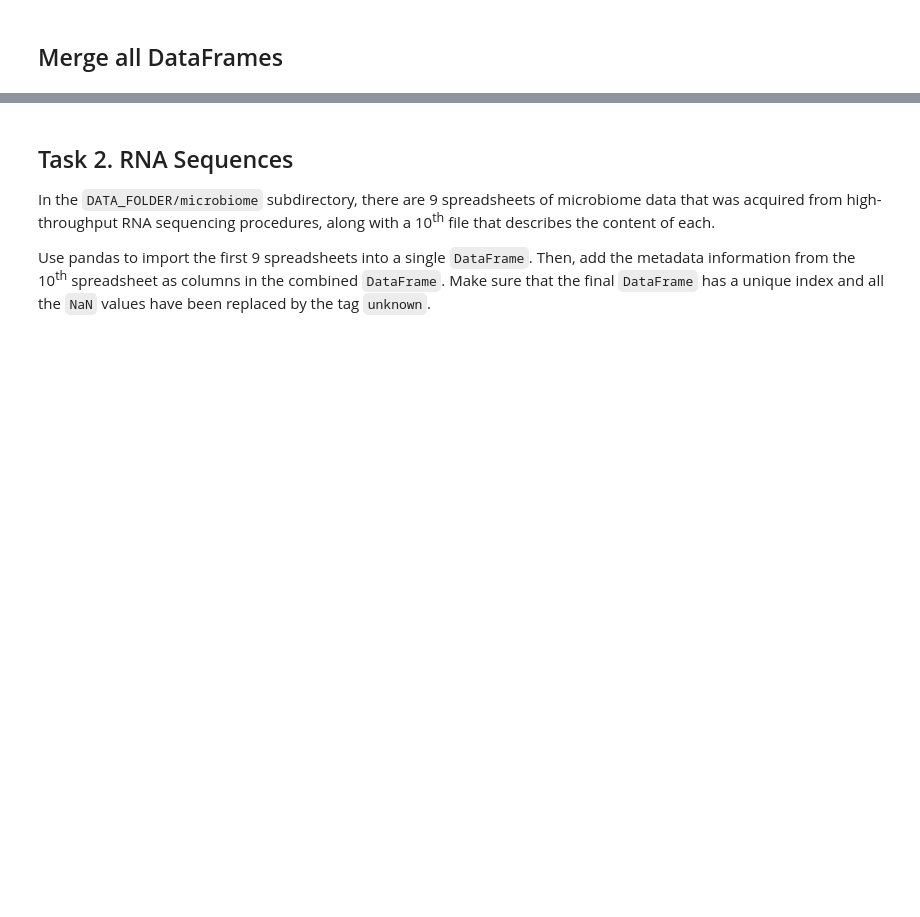
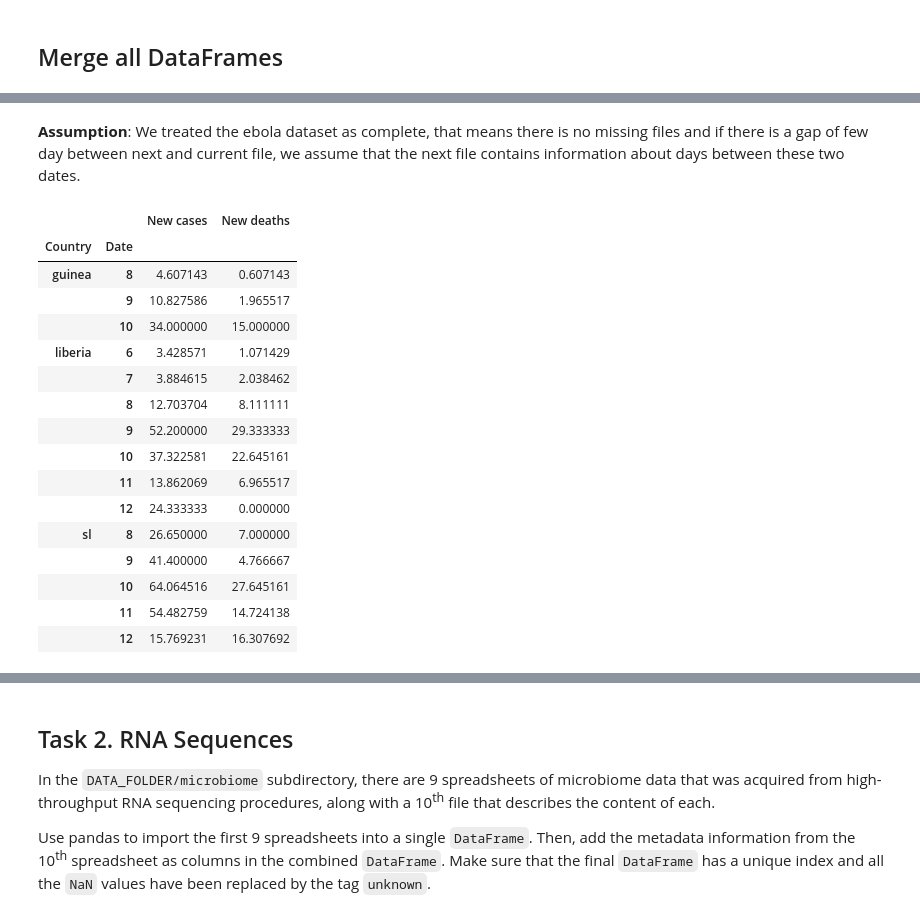
Before and after one commit to adamkozak/ADA2017-project, a Jupyter notebook: Homework/01 - Pandas and Data Wrangling/Homework 1.ipynb, the cells around one changed output, grey strips where cells are left out. Cells and saved outputs as stored; diff of their text form; code cells hidden in the pictures; blank space fills up the shorter version.

```diff
--- a/Homework/01 - Pandas and Data Wrangling/Homework 1.ipynb
+++ b/Homework/01 - Pandas and Data Wrangling/Homework 1.ipynb
@@ -518,3 +523,27 @@ total.groupby([total.index.month, 'Country']).sum().reset_index().set_index(['Co
 |  | 10 | 1986.0 | 857.0 |
 |  | 11 | 1580.0 | 427.0 |
 |  | 12 | 205.0 | 212.0 |
+# %% [markdown]
+**Assumption**: We treated the ebola dataset as complete, that means there is no missing files and if there is a gap of few day between next and current file, we assume that the next file contains information about days between these two dates.
+# %%
+#The code after the sum function is used only for visual purposes, to present the data in easy way or to make a proper division.
+total.groupby([total.index.month, 'Country']).sum().reset_index()
+     .set_index(['Country', 'Date']).sort_index().divide(days_in_each_month, axis = 0)
+# %% [output]
+|  |  | New cases | New deaths |
+| Country | Date |  |  |
+| guinea | 8 | 4.607143 | 0.607143 |
+|  | 9 | 10.827586 | 1.965517 |
+|  | 10 | 34.000000 | 15.000000 |
+| liberia | 6 | 3.428571 | 1.071429 |
+|  | 7 | 3.884615 | 2.038462 |
+|  | 8 | 12.703704 | 8.111111 |
+|  | 9 | 52.200000 | 29.333333 |
+|  | 10 | 37.322581 | 22.645161 |
+|  | 11 | 13.862069 | 6.965517 |
+|  | 12 | 24.333333 | 0.000000 |
+| sl | 8 | 26.650000 | 7.000000 |
+|  | 9 | 41.400000 | 4.766667 |
+|  | 10 | 64.064516 | 27.645161 |
+|  | 11 | 54.482759 | 14.724138 |
+|  | 12 | 15.769231 | 16.307692 |
```
Also changed, not shown: parts of 20 cells of this notebook.
